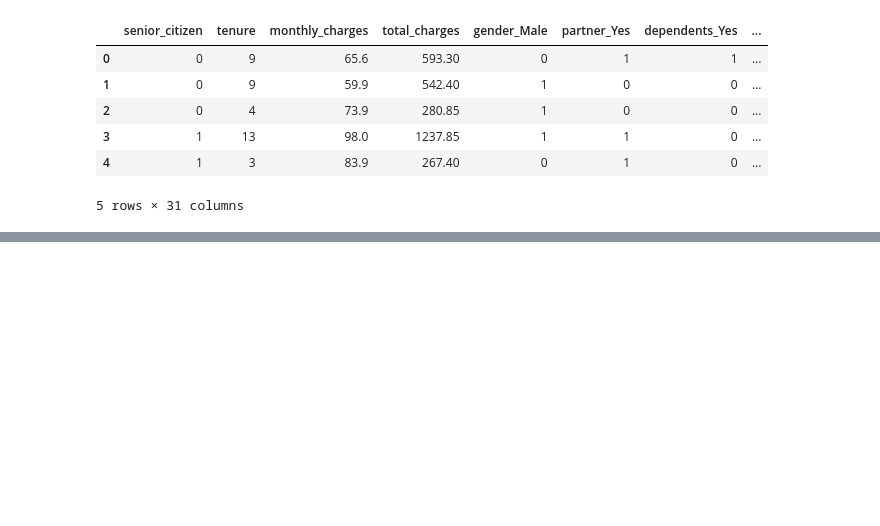
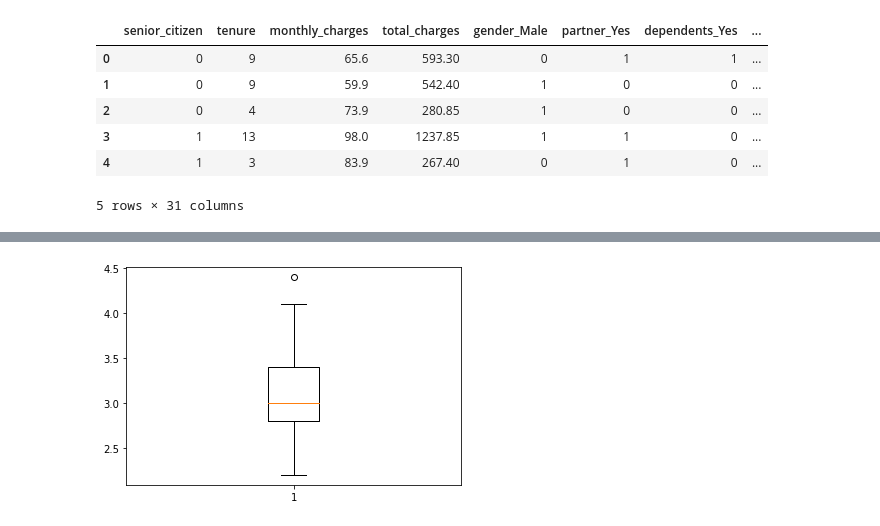
Before and after one commit to NSharick/classification-exercises, a Jupyter notebook: classification_exercises.ipynb, the cells around one changed output, grey strips where cells are left out. Saved outputs shown, nothing was run; the diff lists cells and outputs as text; code cells hidden in the pictures; blank space fills up the shorter version.

```diff
--- a/classification_exercises.ipynb
+++ b/classification_exercises.ipynb
@@ -780,0 +883,6 @@ prep_telco(ddff).head()
+# %%
+#sepal width boxplot
+plt.boxplot(train.sepal_width)
+plt.show()
+# %% [output]
+[figure, added]
```
Also changed, not shown: parts of 22 cells of this notebook.
